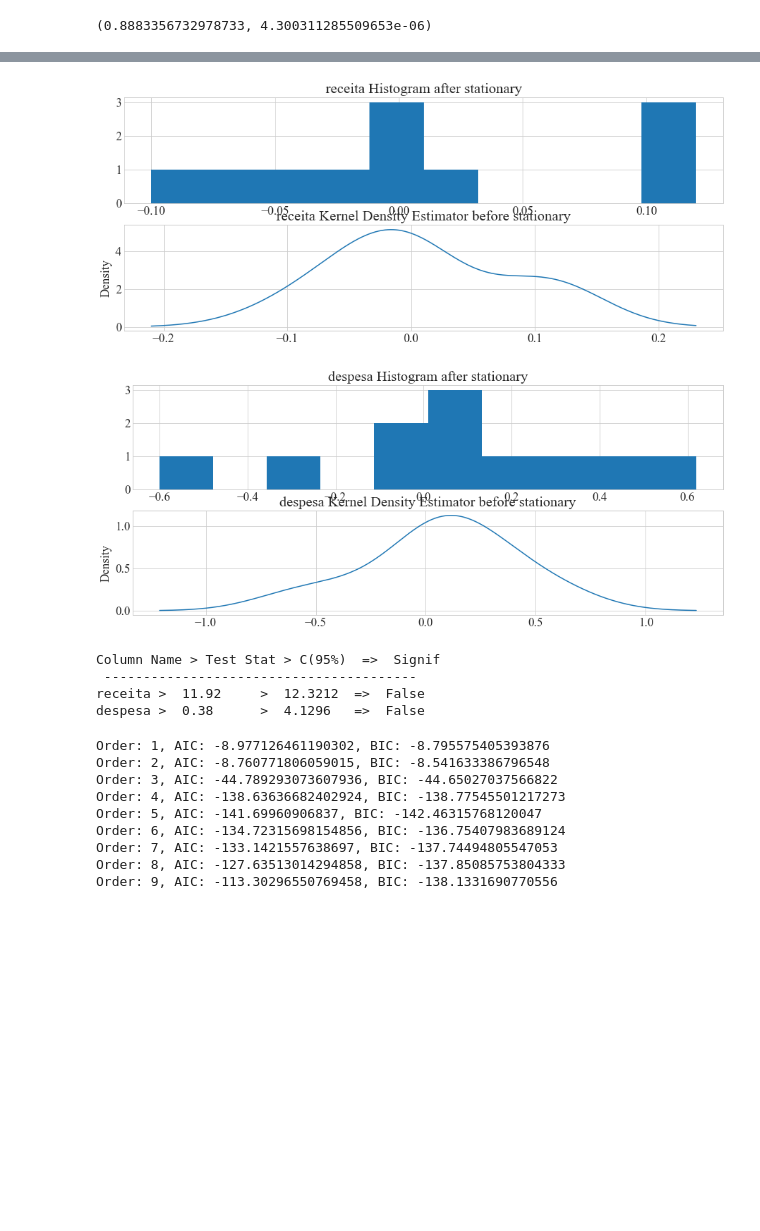
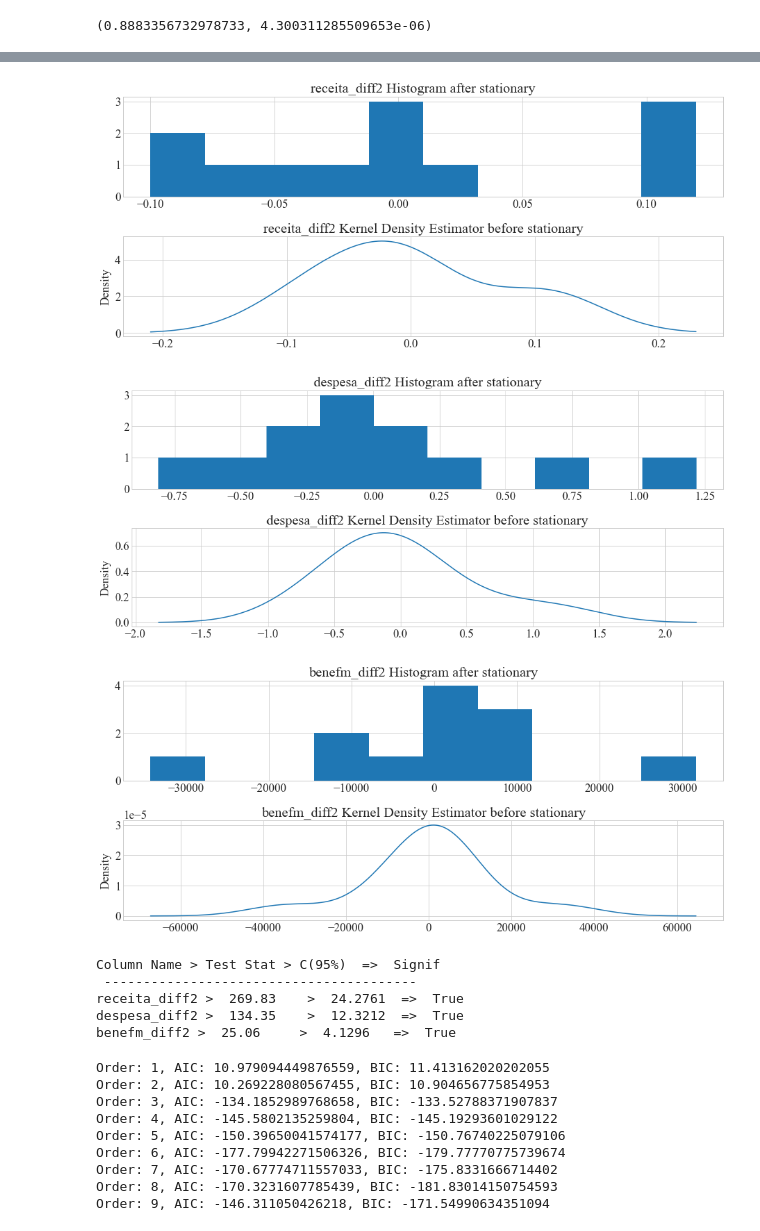
Before and after one commit to ricardofernando/TCC, a Jupyter notebook: codigos/preparacao_dados/analise_agrupadas/adesao/porte_grande/adesao_grande_cooperativa_medica/VAR_ade_g_coopmed.ipynb, the cells around one changed output, grey strips where cells are left out. Saved outputs shown, nothing was run; the diff lists cells and outputs as text; code cells hidden in the pictures; blank space fills up the shorter version.

```diff
--- a/codigos/preparacao_dados/analise_agrupadas/adesao/porte_grande/adesao_grande_cooperativa_medica/VAR_ade_g_coopmed.ipynb
+++ b/codigos/preparacao_dados/analise_agrupadas/adesao/porte_grande/adesao_grande_cooperativa_medica/VAR_ade_g_coopmed.ipynb
@@ -54,9 +61,9 @@ grupo = 'Adesão - Grande - Cooperativa Médica'
 
 grupo_csv = "ade_g_coopmed.csv"
 
-path = r'D:\TCC\TCC\codigos\preparacao_dados\analise_agrupadas\adesao\porte_grande\adesao_grande_cooperativa_medica' + '\\' + grupo_csv
+#path = r'D:\TCC\TCC\codigos\preparacao_dados\analise_agrupadas\adesao\porte_grande\adesao_grande_cooperativa_medica' + '\\' + grupo_csv
 
-ans = pd.read_csv(path, sep=';', decimal= ',', encoding='mbcs')
+ans = pd.read_csv(grupo_csv, sep=';', decimal= ',', encoding='mbcs')
 
 ans.head()
 # %% [output]
@@ -168,5 +245,11 @@ for c in ans_agrup[columns]:
     plt.subplot(212)
     ans_agrup[str(c)].plot(kind='kde')
     plt.title(f'{str(c)} - Kernel Density Estimator before stationary')
+    plt.subplots_adjust(left=0.1,
+                    bottom=0.1,
+                    right=0.9,
+                    top=0.9,
+                    wspace=0.4,
+                    hspace=0.4)
     plt.show()
 # %% [output]
@@ -241,15 +334,17 @@ Data is non-stationary
 # %%
-X = ans_agrup[columns]
+columns_test = columns_diff2
 
-train, test = X[0:-3], X[-3:]
+X = ans_agrup[columns_test]
 
-train_diff = train.diff()
+train, test = X[0:-2], X[-2:]
 
-train_diff['receita'] = train_diff['receita'].diff()
+#train_diff = train.diff()
 
-display(train_diff)
+#train_diff['receita'] = train_diff['receita'].diff()
 
-train_diff.dropna(inplace = True)
+#display(train_diff)
 
-display(train_diff)
+train.dropna(inplace = True)
+
+display(train)
 # %% [output]
@@ -314,8 +394,8 @@ Conclusion:====>
 Reject the null hypothesis
 Data is stationary
 # %%
-for c in train_diff[columns]:
-    train_diff[str(c)].plot(figsize=(15,6))
+for c in train[columns_test]:
+    train[str(c)].plot(figsize=(15,6))
     plt.xlabel('Date')
     plt.ylabel(c)
     plt.title(f'{str(c)} - '+ grupo)
@@ -326,22 +407,29 @@ for c in train_diff[columns]:
 # %%
-for c in train_diff[columns]:
-    train_diff[str(c)].plot(figsize=(15,6))
+for c in train[columns_test]:
+    train[str(c)].plot(figsize=(15,6))
     plt.figure(1, figsize=(15,6))
     plt.subplot(211)
     plt.title(f'{str(c)} Histogram after stationary')
-    train_diff[str(c)].hist()
+    train[str(c)].hist()
     plt.subplot(212)
-    train_diff[str(c)].plot(kind='kde')
+    train[str(c)].plot(kind='kde')
     plt.title(f'{str(c)} Kernel Density Estimator before stationary')
+    plt.subplots_adjust(left=0.1,
+                    bottom=0.1,
+                    right=0.9,
+                    top=0.9,
+                    wspace=0.4,
+                    hspace=0.4)
     plt.show()
 # %% [output]
-[figure, old version]
+[figure, new version]
-[figure, old version]
+[figure, new version]
+[figure, added]
 # %%
 from statsmodels.tsa.vector_ar.vecm import coint_johansen
 
 def cointegratrion_test(df):
-    res = coint_johansen(df,-1,5)
+    res = coint_johansen(df,-1,4)
     d = {'0.90':0, '0.95':1, '0.99':2}
     traces = res.lr1
     cvts = res.cvt[:, d[str(1-0.05)]]
@@ -352,27 +440,28 @@ def cointegratrion_test(df):
     for col, trace, cvt in zip(df.columns, traces, cvts):
         print(adjust(col), '> ', adjust(round(trace,2),9), '> ', adjust(cvt,8), '=> ', trace > cvt )
 
-cointegratrion_test(train_diff[columns])
+cointegratrion_test(train[columns_test])
 # %% [output]
 Column Name > Test Stat > C(95%)  =>  Signif
  ----------------------------------------
-receita >  11.92     >  12.3212  =>  False
-despesa >  0.38      >  4.1296   =>  False
+receita_diff2 >  269.83    >  24.2761  =>  True
+despesa_diff2 >  134.35    >  12.3212  =>  True
+benefm_diff2 >  25.06     >  4.1296   =>  True
 # %%
 for i in [1,2,3,4,5,6,7,8,9]:
-    model = VAR(train_diff)
+    model = VAR(train)
     results = model.fit(i)
     print(f'Order: {i}, AIC: {results.aic}, BIC: {results.bic}')
 # %% [output]
-Order: 1, AIC: -8.977126461190302, BIC: -8.795575405393876
-Order: 2, AIC: -8.760771806059015, BIC: -8.541633386796548
-Order: 3, AIC: -44.789293073607936, BIC: -44.65027037566822
-Order: 4, AIC: -138.63636682402924, BIC: -138.77545501217273
-Order: 5, AIC: -141.69960906837, BIC: -142.46315768120047
-Order: 6, AIC: -134.72315698154856, BIC: -136.75407983689124
-Order: 7, AIC: -133.1421557638697, BIC: -137.74494805547053
-Order: 8, AIC: -127.63513014294858, BIC: -137.85085753804333
-Order: 9, AIC: -113.30296550769458, BIC: -138.1331690770556
+Order: 1, AIC: 10.979094449876559, BIC: 11.413162020202055
+Order: 2, AIC: 10.269228080567455, BIC: 10.904656775854953
+Order: 3, AIC: -134.1852989768658, BIC: -133.52788371907837
+Order: 4, AIC: -145.5802135259804, BIC: -145.19293601029122
+Order: 5, AIC: -150.39650041574177, BIC: -150.76740225079106
+Order: 6, AIC: -177.79942271506326, BIC: -179.77770775739674
+Order: 7, AIC: -170.67774711557033, BIC: -175.8331666714402
+Order: 8, AIC: -170.3231607785439, BIC: -181.83014150754593
+Order: 9, AIC: -146.311050426218, BIC: -171.54990634351094
 # %%
 def inverse_diff(actual_df, pred_df):
     df_res = pred_df.copy()
```
Also changed, not shown: parts of 27 cells of this notebook, 10 other files.
